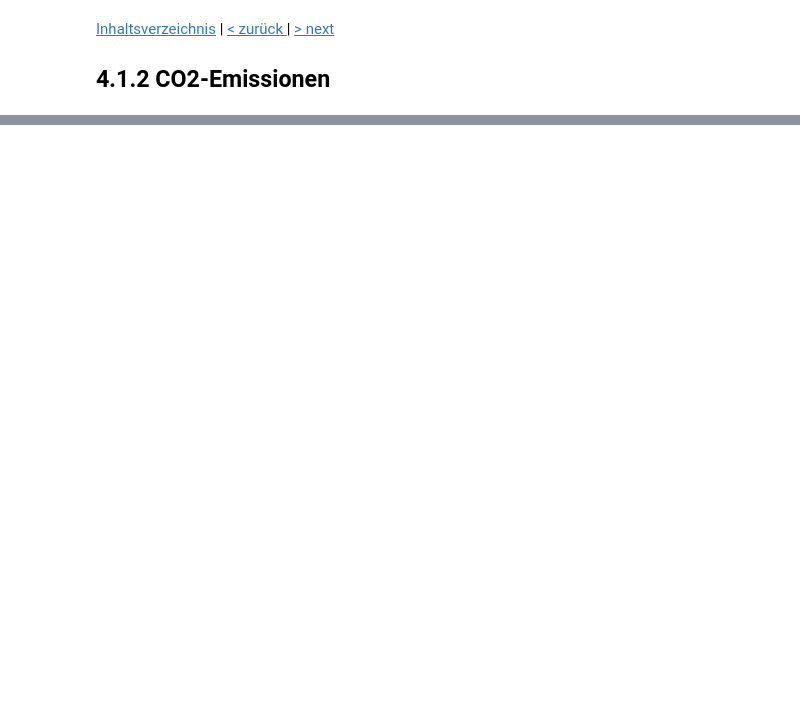
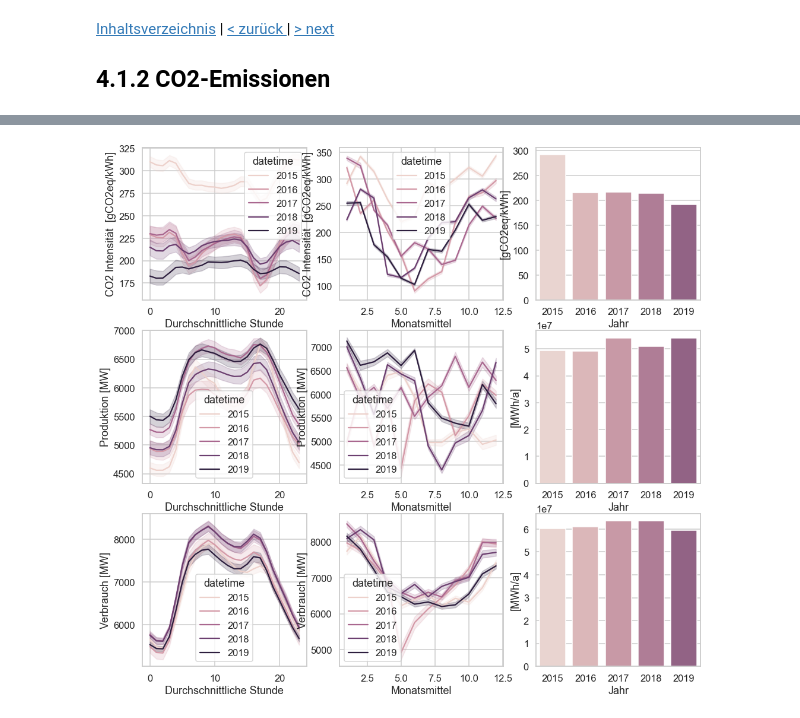
Before and after one commit to simonschaluppe/FLUCCOplus, a Jupyter notebook: notebooks/4.1.2_CO2_Emissionen.ipynb, the cells around one changed output, grey strips where cells are left out. Saved outputs shown, nothing was run; the diff lists cells and outputs as text; code cells hidden in the pictures; blank space fills up the shorter version.

```diff
--- a/notebooks/4.1.2_CO2_Emissionen.ipynb
+++ b/notebooks/4.1.2_CO2_Emissionen.ipynb
@@ -44,0 +48,19 @@ for col, var in enumerate(numerical):
+# %%
+import FLUCCOplus.plots as fp
+
+
+variables = [
+        fp.Variable(name="carbon_intensity_avg",
+                 ylabel="CO2 Intensität  [gCO2eq/kWh]",
+                 agg="mean",ylabel_agg="[gCO2eq/kWh]"),
+        fp.Variable(name="total_production_avg",
+                 ylabel="Produktion [MW]",
+                 agg="sum", ylabel_agg="[MWh/a]"),
+        fp.Variable(name="total_consumption_avg",
+                 ylabel="Verbrauch [MW]",
+                 agg="sum", ylabel_agg="[MWh/a]")
+]
+
+sns.set(style="whitegrid", palette=sns.cubehelix_palette(8), context="talk")
+fp.average(data, variables)
+# %% [output]
@@ -44,0 +68 @@ for col, var in enumerate(numerical):
+[figure, added]
```
Also changed, not shown: parts of 9 cells of this notebook, 6 other files.
